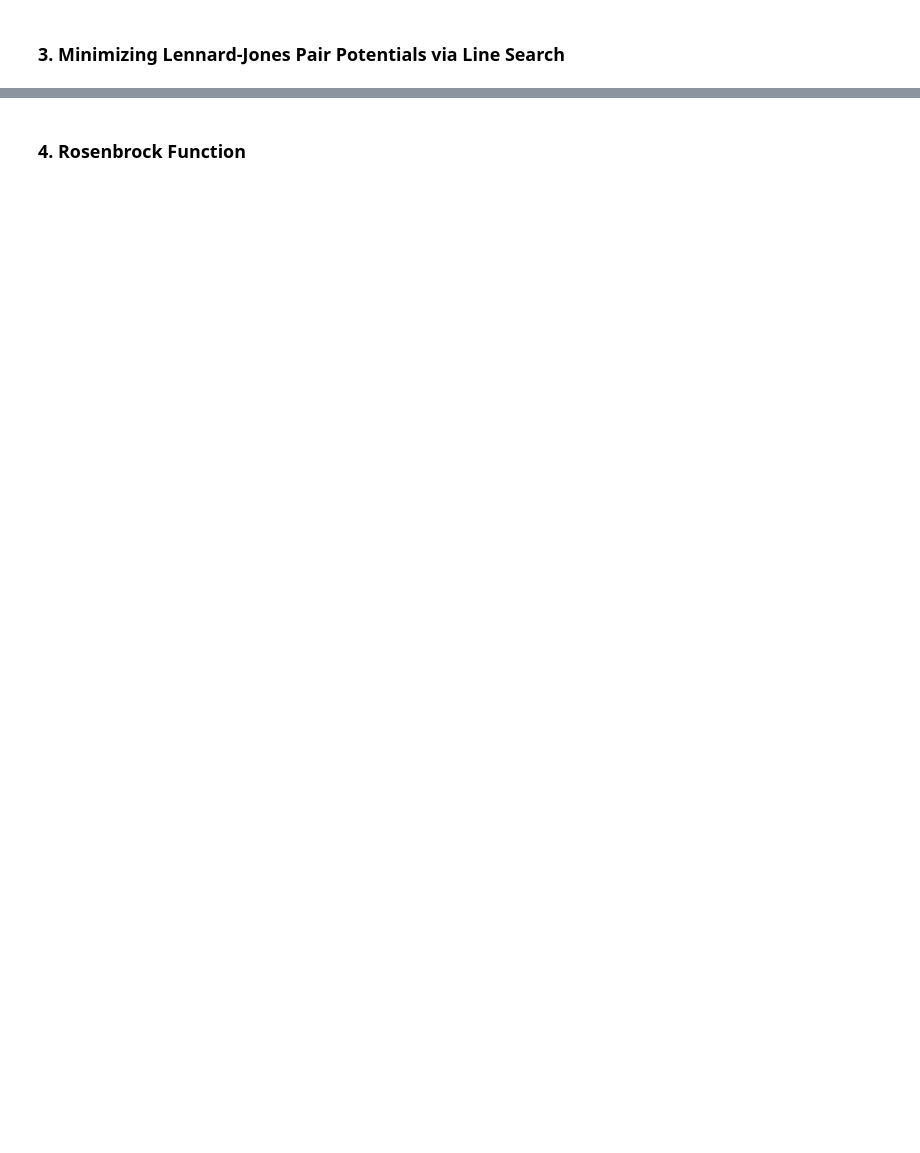
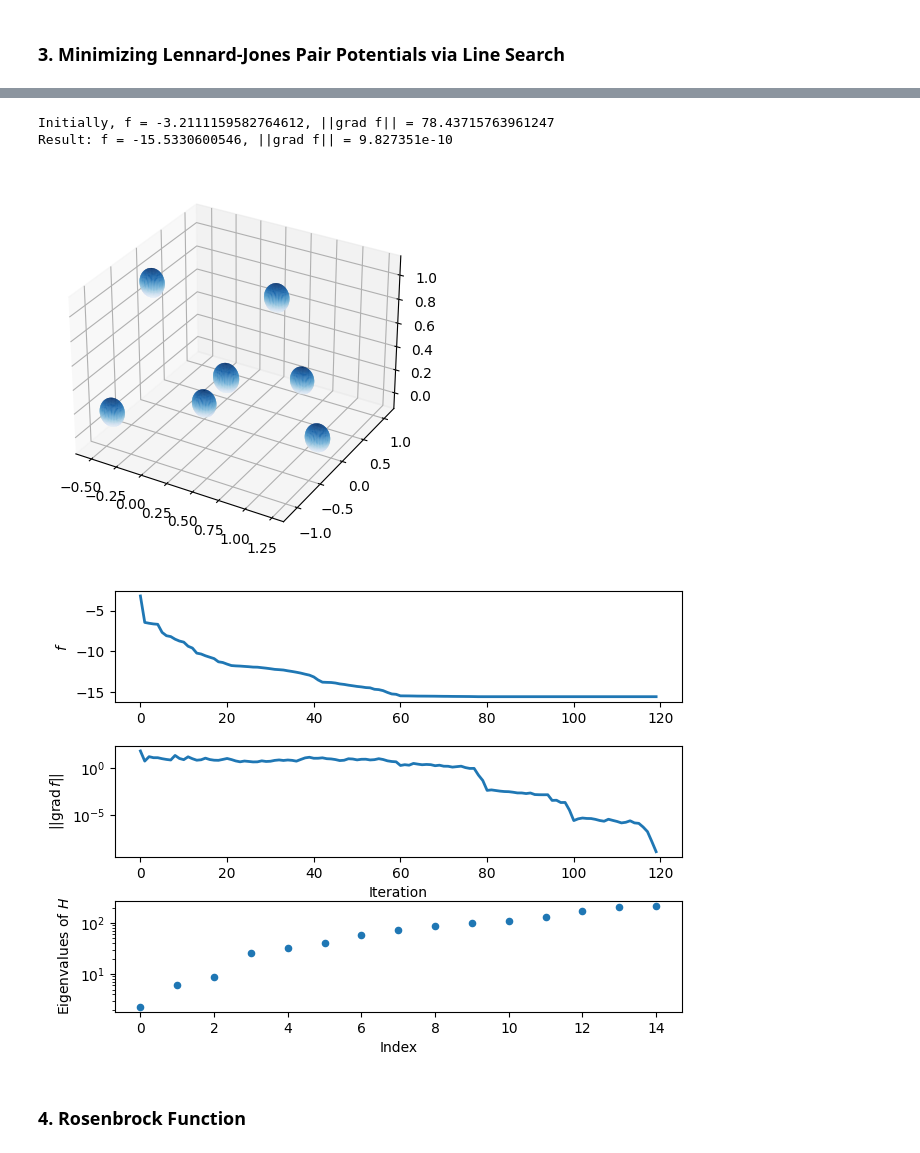
Before and after one commit to elijahkin/amsc660, a Jupyter notebook: hw10/hw10.ipynb, the cells around one changed output, grey strips where cells are left out. Saved outputs shown, nothing was run; the diff lists cells and outputs as text; code cells hidden in the pictures; blank space fills up the shorter version.

Commit message:
Problem agnostic line search

```diff
--- a/hw10/hw10.ipynb
+++ b/hw10/hw10.ipynb
@@ -146,3 +132,13 @@ Result: f = -15.5330600546, ||grad f|| = 1.038899e-06
+# %%
+# visualize the final configuration and plot graphs
+x, fvals, ngvals = backtracking_line_search(2, x, LJpot, LJgrad, LJhess)
+drawconf(LJvector2array(x), 0.5 * rstar)
+plot_bfgs(fvals, ngvals, LJhess(x))
+# %% [output]
+Initially, f = -3.2111159582764612, ||grad f|| = 78.43715763961247
+Result: f = -15.5330600546, ||grad f|| = 9.827351e-10
+[figure, added]
+[figure, added]
 # %% [markdown]
 ### 4. Rosenbrock Function
 # %%
```
Also changed, not shown: parts of 5 cells of this notebook.
